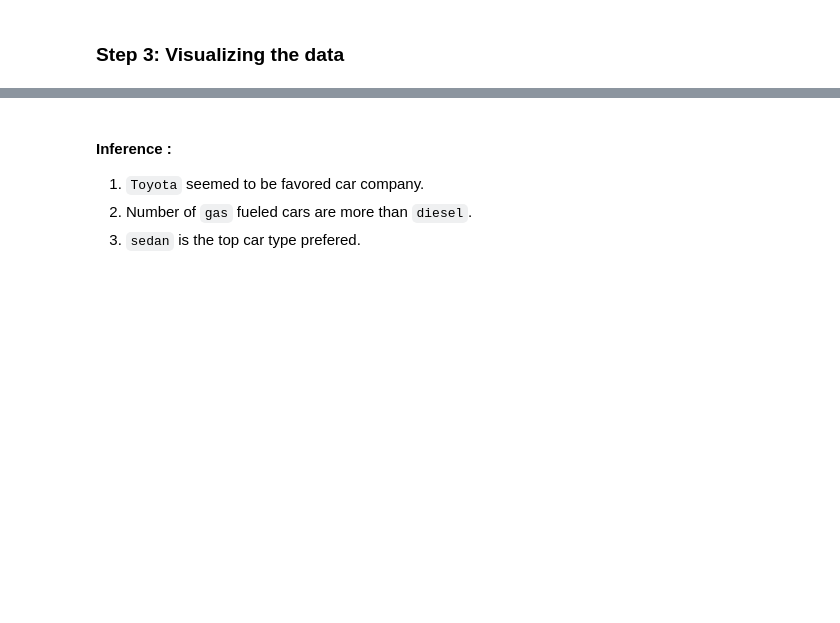
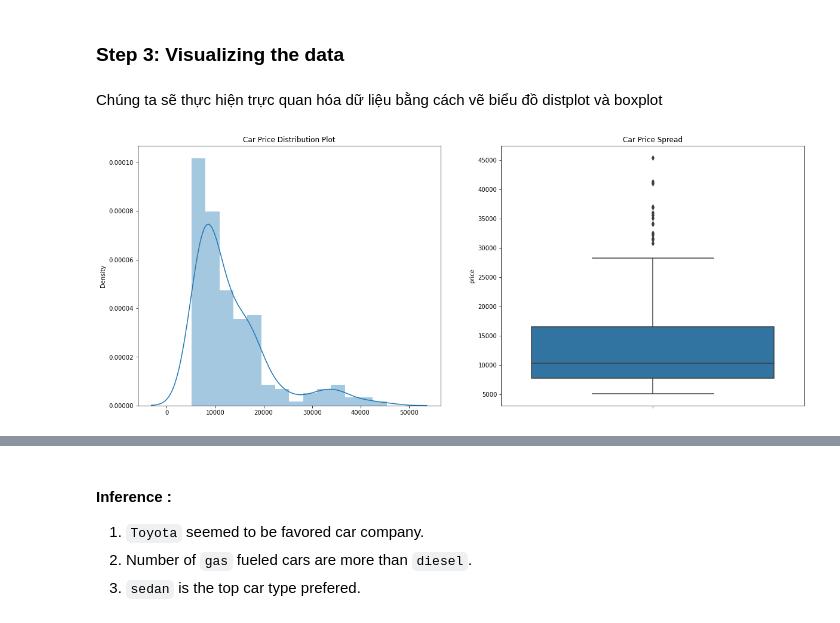
Before and after one commit to NgdHung31/Car-price, a Jupyter notebook: car-price-prediction-linear-regression-rfe.ipynb, the cells around one changed output, grey strips where cells are left out. Saved outputs shown, nothing was run; the diff lists cells and outputs as text; code cells hidden in the pictures; blank space fills up the shorter version.

```diff
--- a/car-price-prediction-linear-regression-rfe.ipynb
+++ b/car-price-prediction-linear-regression-rfe.ipynb
@@ -228,17 +227,21 @@ array(['alfa-romeo', 'audi', 'bmw', 'chevrolet', 'dodge', 'honda',
        'subaru', 'toyota', 'volkswagen', 'volvo'], dtype=object)
 # %% [markdown]
 ### Step 3: Visualizing the data
+# %% [markdown]
+Chúng ta sẽ thực hiện trực quan hóa dữ liệu bằng cách vẽ biểu đồ distplot và boxplot
 # %%
 plt.figure(figsize=(20,8))
 
 plt.subplot(1,2,1)
 plt.title('Car Price Distribution Plot')
-sns.distplot(cars.price)
+sns.distplot(x=cars.price)
 
 plt.subplot(1,2,2)
 plt.title('Car Price Spread')
 sns.boxplot(y=cars.price)
 
 plt.show()
+# %% [output]
+[figure, added]
 # %%
 print(cars.price.describe(percentiles = [0.25,0.50,0.75,0.85,0.90,1]))
```
Also changed, not shown: parts of 9 cells of this notebook.
